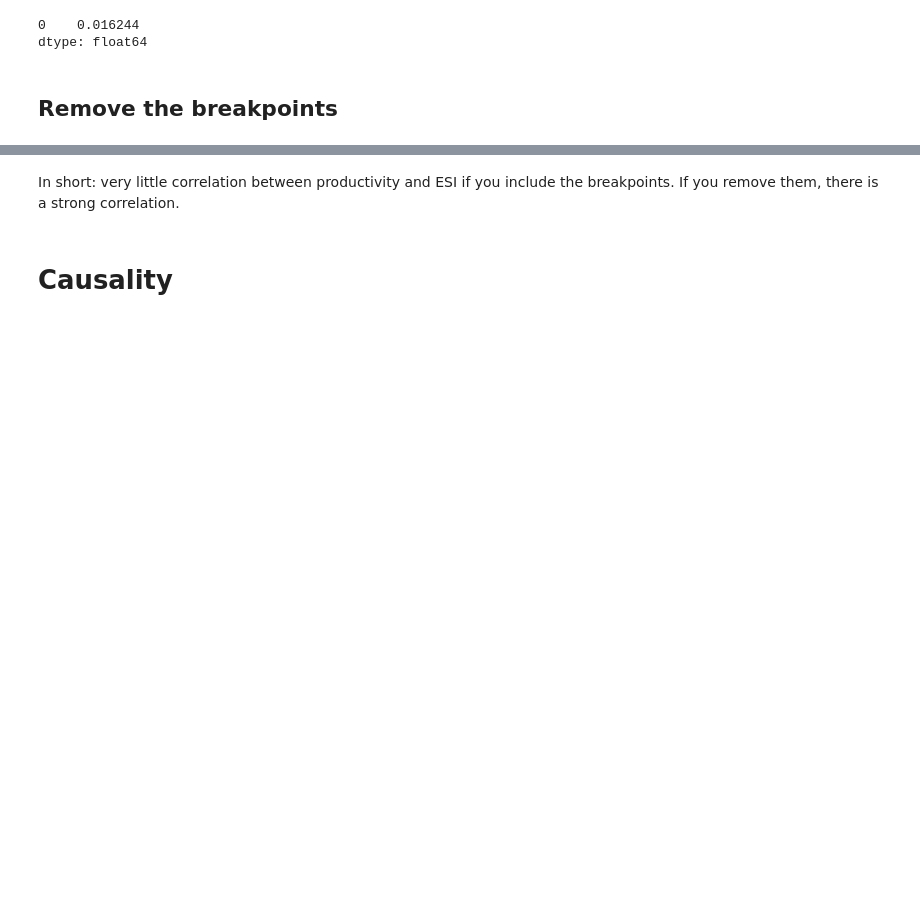
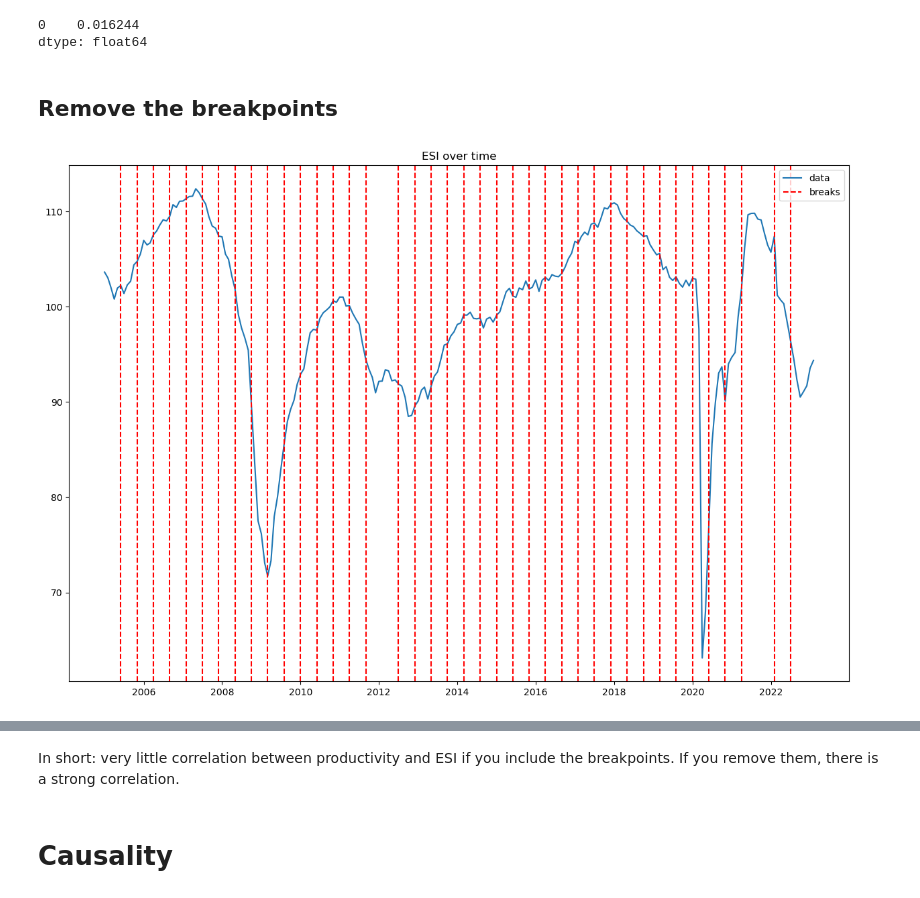
Before and after one commit to JoanneLin168/ADS-European-Productivity, a Jupyter notebook: Notebooks/productivityVsESI.ipynb, the cells around one changed output, grey strips where cells are left out. Drawn from its saved outputs; the diff is of its cells as text; code cells hidden in the pictures; blank space fills up the shorter version.

Commit message:
Calculated breakpoints and used them instead of arbitrary values

```diff
--- a/Notebooks/productivityVsESI.ipynb
+++ b/Notebooks/productivityVsESI.ipynb
@@ -110,3 +110,34 @@ df_A.corrwith(df_B)
 dtype: float64
 # %% [markdown]
 ## Remove the breakpoints
+# %%
+df_esi_mean = df_esi.mean(axis=0, numeric_only=True)
+df_esi_mean.index = pd.to_datetime(df_esi_mean.index, format='%b-%y', errors='ignore')
+dates = df_esi_mean.index
+data = df_esi_mean.values
+
+model = rpt.BottomUp()
+model.fit(data)
+breaks = model.predict(n_bkps=40)
+breaks_rpt = []
+for i in breaks:
+    if i < len(dates):
+        breaks_rpt.append(dates[i])
+
+plt.figure(figsize=(15, 10))
+plt.plot(dates, data, label='data')
+plt.title('ESI over time')
+print_legend = True
+for i in breaks_rpt:
+    if print_legend:
+        plt.axvline(i, color='red',linestyle='dashed', label='breaks')
+        print_legend = False
+    else:
+        plt.axvline(i, color='red',linestyle='dashed')
+
+plt.legend()
+plt.show()
+
+print(breaks_rpt)
+# %% [output]
+[figure, added]
```
Also changed, not shown: parts of 7 cells of this notebook.
